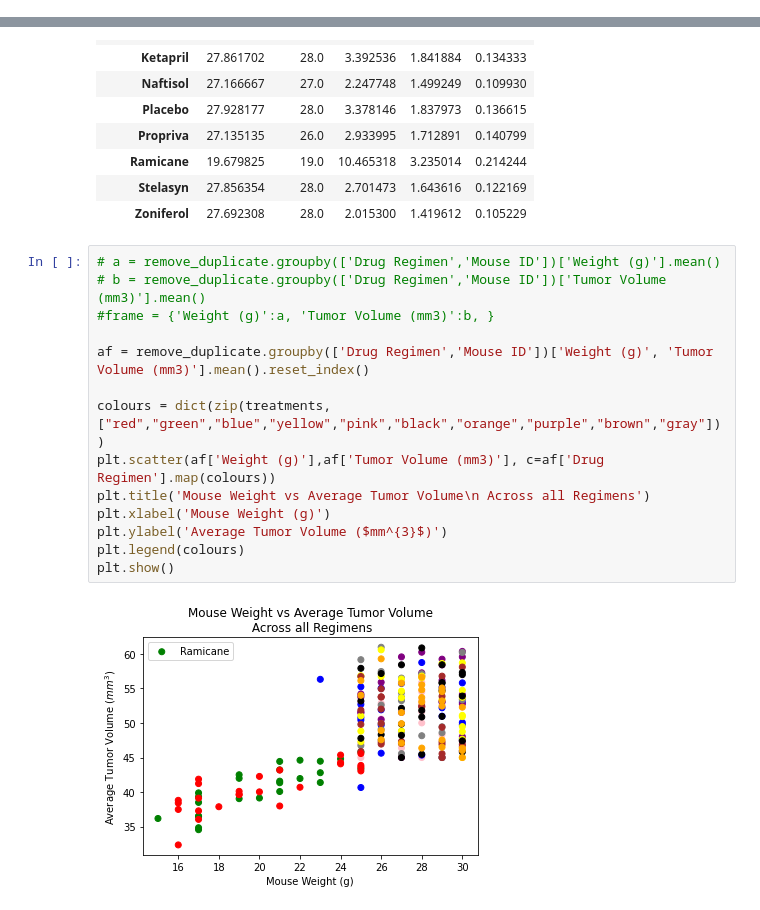
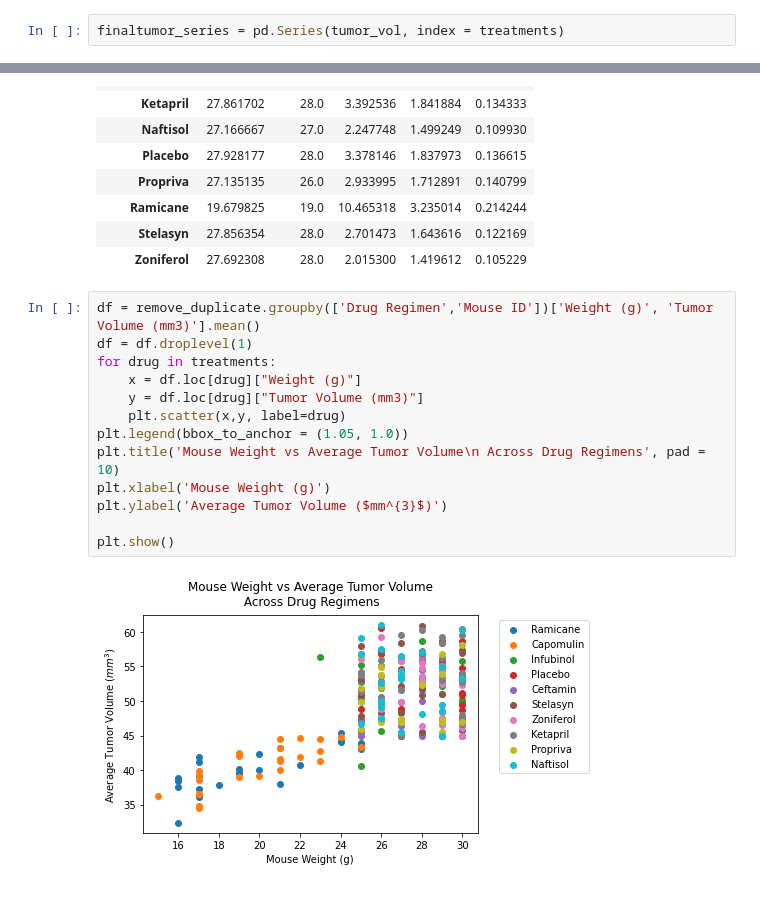
Before and after one commit to FernB/Matplotlib_Homework, a Jupyter notebook: Pymaceuticals/pymaceuticals_starter.ipynb, the cells around one changed output, grey strips where cells are left out. Drawn from its saved outputs; the diff is of its cells as text.

```diff
--- a/Pymaceuticals/pymaceuticals_starter.ipynb
+++ b/Pymaceuticals/pymaceuticals_starter.ipynb
@@ -226,6 +238,8 @@ ranges
  'Ketapril': [36.99186244000001, 89.60048379999998],
  'Propriva': [28.76529576625, 83.04381145625001],
  'Naftisol': [25.85334408499999, 95.78978676500002]}
+# %%
+finaltumor_series = pd.Series(tumor_vol, index = treatments)
 # %%
 outliers = {}
 for drug in treatments:
@@ -314,18 +333,17 @@ remove_duplicate.groupby("Drug Regimen").agg({"Weight (g)":["mean","median","var
 | Stelasyn | 27.856354 | 28.0 | 2.701473 | 1.643616 | 0.122169 |
 | Zoniferol | 27.692308 | 28.0 | 2.015300 | 1.419612 | 0.105229 |
 # %%
-# a = remove_duplicate.groupby(['Drug Regimen','Mouse ID'])['Weight (g)'].mean()
-# b = remove_duplicate.groupby(['Drug Regimen','Mouse ID'])['Tumor Volume (mm3)'].mean()
-#frame = {'Weight (g)':a, 'Tumor Volume (mm3)':b, }
-
-af = remove_duplicate.groupby(['Drug Regimen','Mouse ID'])['Weight (g)', 'Tumor Volume (mm3)'].mean().reset_index()
-
-colours = dict(zip(treatments,["red","green","blue","yellow","pink","black","orange","purple","brown","gray"]))
-plt.scatter(af['Weight (g)'],af['Tumor Volume (mm3)'], c=af['Drug Regimen'].map(colours))
-plt.title('Mouse Weight vs Average Tumor Volume\n Across all Regimens')
+df = remove_duplicate.groupby(['Drug Regimen','Mouse ID'])['Weight (g)', 'Tumor Volume (mm3)'].mean()
+df = df.droplevel(1)
+for drug in treatments:
+    x = df.loc[drug]["Weight (g)"]
+    y = df.loc[drug]["Tumor Volume (mm3)"]
+    plt.scatter(x,y, label=drug)
+plt.legend(bbox_to_anchor = (1.05, 1.0))
+plt.title('Mouse Weight vs Average Tumor Volume\n Across Drug Regimens', pad = 10)
 plt.xlabel('Mouse Weight (g)')
 plt.ylabel('Average Tumor Volume ($mm^{3}$)')
-plt.legend(colours)
+
 plt.show()
 # %% [output]
-[figure, old version]
+[figure, new version]
```
Also changed, not shown: parts of 15 cells of this notebook.
